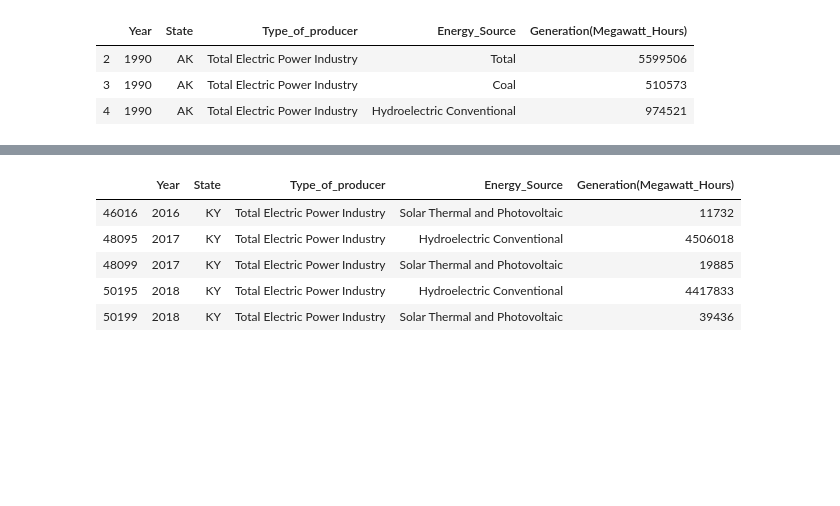
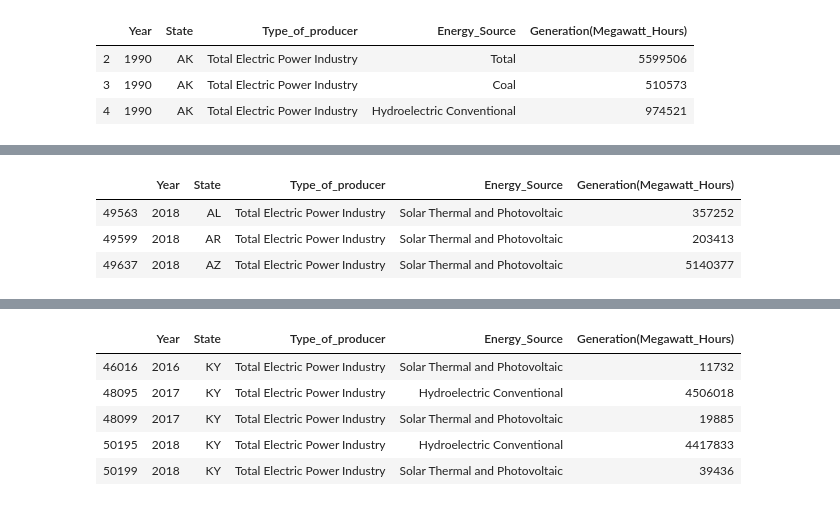
Before and after one commit to Bourbonplaytime/Renewable_energy, a Jupyter notebook: Renewable_energy.ipynb, the cells around one changed output, grey strips where cells are left out. Drawn from its saved outputs; the diff is of its cells as text; code cells hidden in the pictures; blank space fills up the shorter version.

```diff
--- a/Renewable_energy.ipynb
+++ b/Renewable_energy.ipynb
@@ -53,0 +104,15 @@ by_state.head(3)
+# %%
+#Filtering for 2018 Solar generation
+
+st_solar = st_df_object('Solar Thermal and Photovoltaic', 2018)
+
+#Dropping US total column
+
+st_solar = st_solar.drop(index=51307)
+
+st_solar.head(3)
+# %% [output]
+|  | Year | State | Type_of_producer | Energy_Source | Generation(Megawatt_Hours) |
+| 49563 | 2018 | AL | Total Electric Power Industry | Solar Thermal and Photovoltaic | 357252 |
+| 49599 | 2018 | AR | Total Electric Power Industry | Solar Thermal and Photovoltaic | 203413 |
+| 49637 | 2018 | AZ | Total Electric Power Industry | Solar Thermal and Photovoltaic | 5140377 |
```
Also changed, not shown: parts of 10 cells of this notebook.
